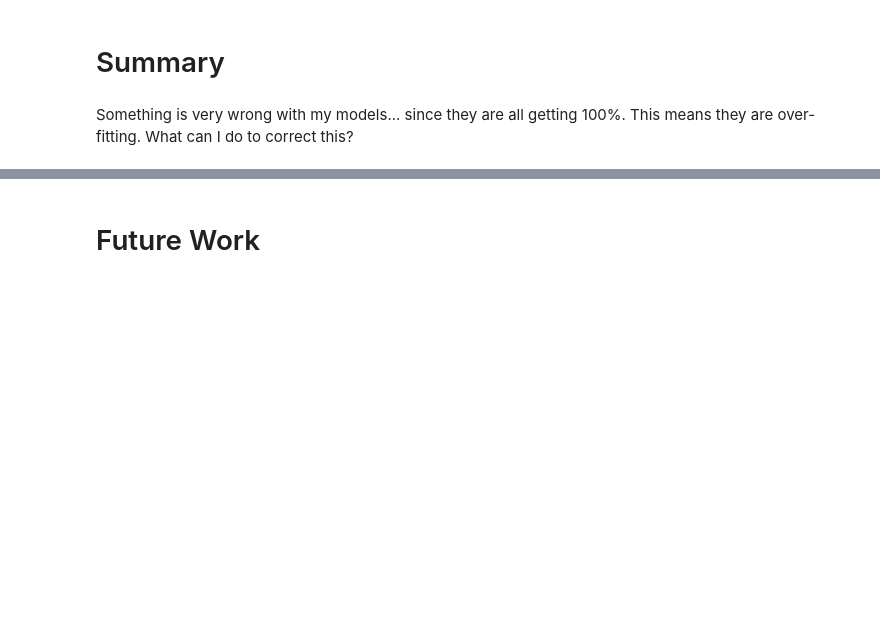
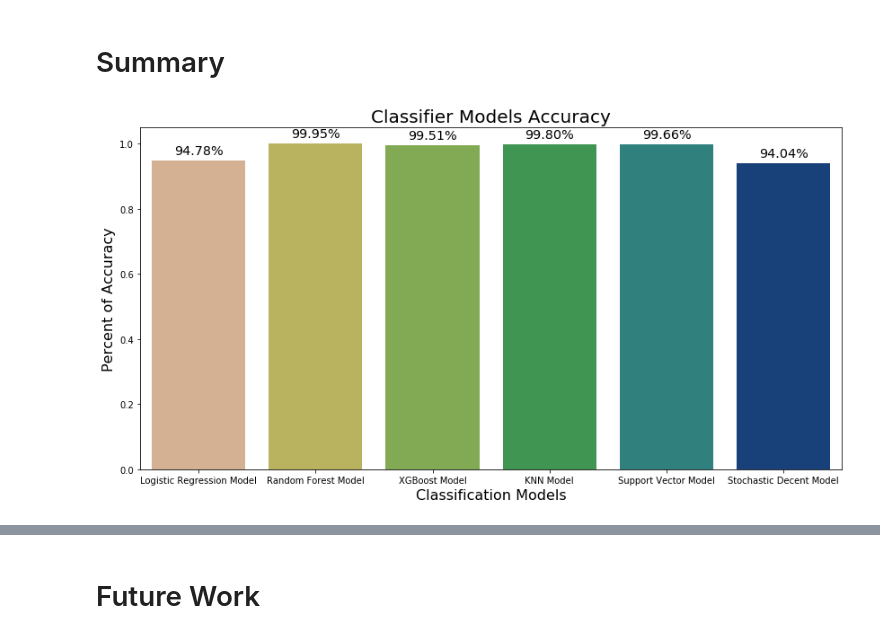
Before and after one commit to twhipple/Mushroom_Classifier_Model, a Jupyter notebook: Jupyter_Notebook.ipynb, the cells around one changed output, grey strips where cells are left out. Saved outputs shown, nothing was run; the diff lists cells and outputs as text; code cells hidden in the pictures; blank space fills up the shorter version.

```diff
--- a/Jupyter_Notebook.ipynb
+++ b/Jupyter_Notebook.ipynb
@@ -239,6 +477,7 @@ xgb_training_accuracy = accuracy_score(y_train, xgb_training_preds)
 
 xgb_val_preds = xgb_clf.predict(X_test)
 xgb_val_accuracy = accuracy_score(y_test, xgb_val_preds)
+valscore.append(xgb_val_accuracy)
 
 print("XGB Training Accuracy: {:.4}%".format(xgb_training_accuracy * 100))
 print("XGB Validation accuracy: {:.4}%".format(xgb_val_accuracy * 100))
@@ -260,6 +515,7 @@ knn_training_accuracy = accuracy_score(y_train, knn_training_preds)
 
 knn_val_preds = knn_clf.predict(X_test)
 knn_val_accuracy = accuracy_score(y_test, knn_val_preds)
+valscore.append(knn_val_accuracy)
 
 print("KNN Training Accuracy: {:.4}%".format(knn_training_accuracy * 100))
 print("KNN Validation accuracy: {:.4}%".format(knn_val_accuracy * 100))
@@ -281,6 +553,7 @@ svc_training_accuracy = accuracy_score(y_train, svc_training_preds)
 
 svc_val_preds = svc_clf.predict(X_test)
 svc_val_accuracy = accuracy_score(y_test, svc_val_preds)
+valscore.append(svc_val_accuracy)
 
 print("SVC Training Accuracy: {:.4}%".format(svc_training_accuracy * 100))
 print("SVC Validation accuracy: {:.4}%".format(svc_val_accuracy * 100))
@@ -302,6 +591,7 @@ sgd_training_accuracy = accuracy_score(y_train, svc_training_preds)
 
 sgd_val_preds = sgd_clf.predict(X_test)
 sgd_val_accuracy = accuracy_score(y_test, sgd_val_preds)
+valscore.append(sgd_val_accuracy)
 
 print("Stochastic GD Training Accuracy: {:.4}%".format(sgd_training_accuracy * 100))
 print("Stochastic GD Validation accuracy: {:.4}%".format(sgd_val_accuracy * 100))
@@ -315,4 +621,16 @@ print('Confusion Matrix:\n', sgd_matrix)
 # %% [markdown]
 # Summary
-# %% [markdown]
-Something is very wrong with my models... since they are all getting 100%. This means they are over-fitting. What can I do to correct this?
+# %%
+# Visualising the accuracy score of each classification model
+plt.figure(figsize=(14,7))
+ax = sns.barplot(x=models, y=valscore, palette = "gist_earth_r", saturation =1.5)
+plt.xlabel("Classification Models", fontsize = 16)
+plt.ylabel("Percent of Accuracy", fontsize = 16)
+plt.title("Classifier Models Accuracy", fontsize = 20)
+for p in ax.patches:
+    width, height = p.get_width(), p.get_height()
+    x, y = p.get_xy()
+    ax.annotate(f'{height:.2%}', (x + width/2, y + height*1.02), ha='center', fontsize = 'x-large')
+plt.show()
+# %% [output]
+[figure, added]
```
Also changed, not shown: parts of 53 cells of this notebook.
